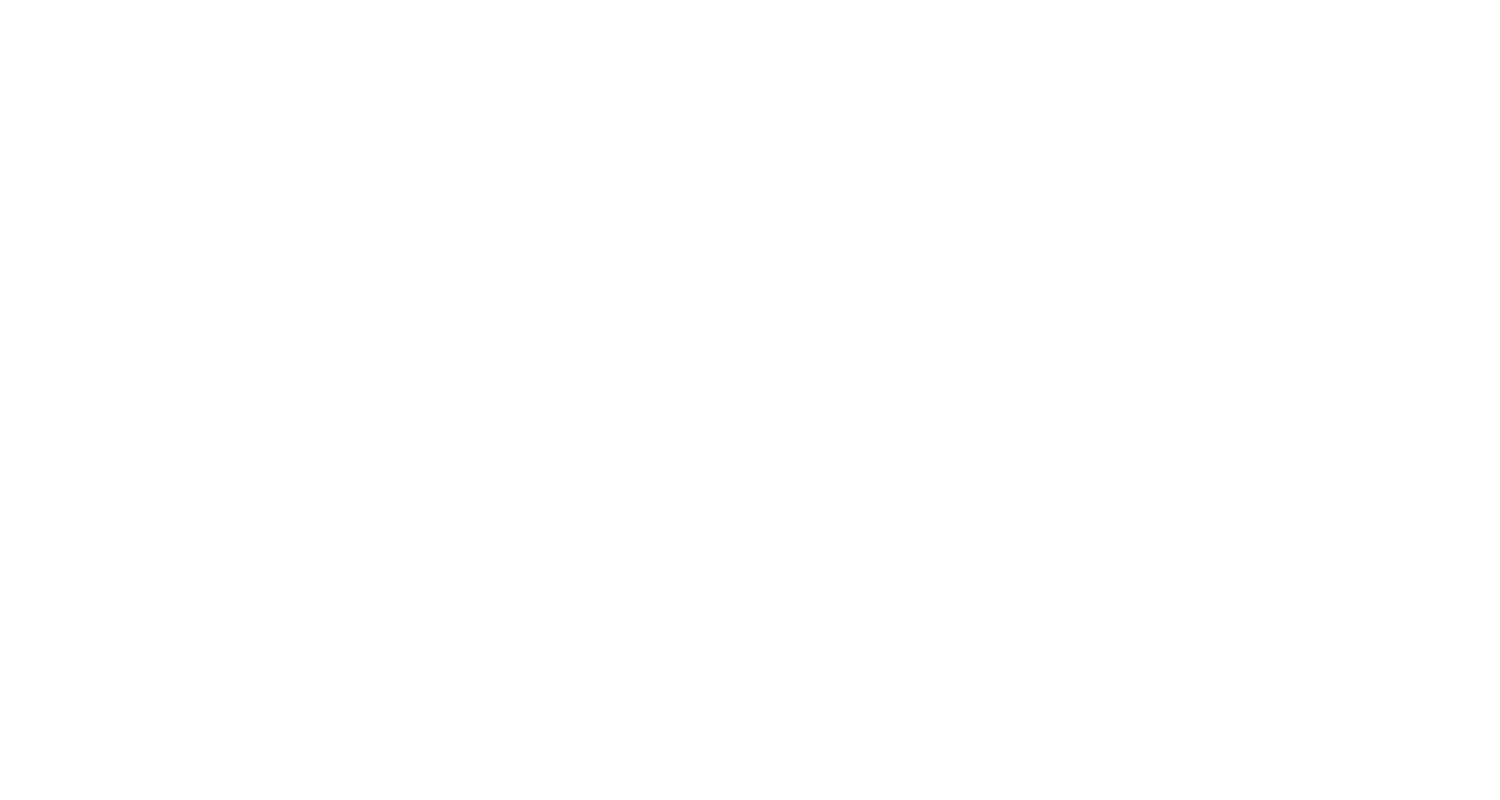
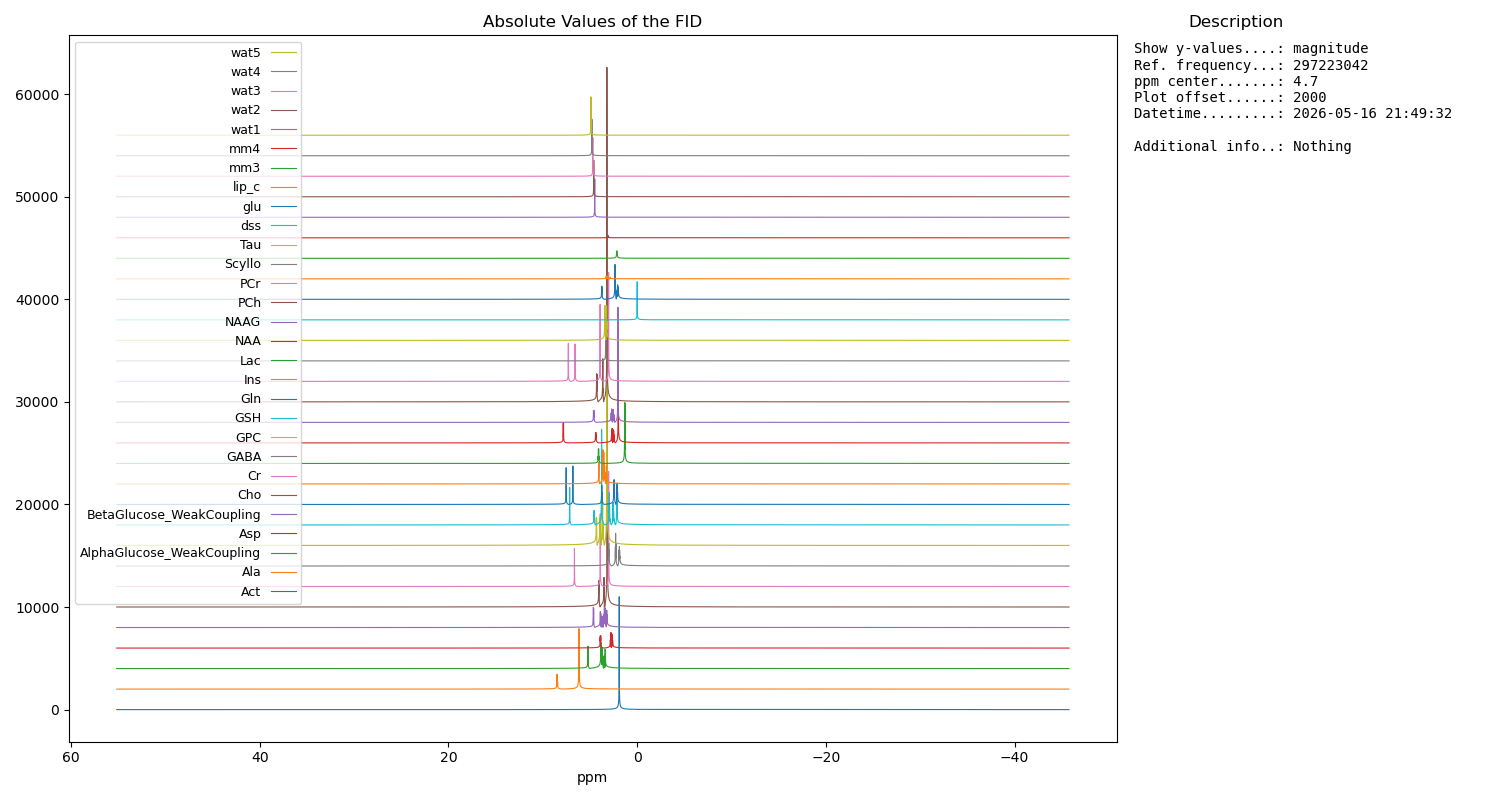
Unified diff of the notebook cell whose output changed from the first chart to the second:
--- before
+++ after
@@ -1,3 +1,2 @@
-loaded_fid = metabolites.loaded_fid
 #loaded_fid.plot(x_type="time", plot_offset=10)
-loaded_fid.plot(x_type="time", show_metabolites_ideal_position=False, plot_offset=10) # mark metabolites real position, or just real_position_ppm
+loaded_fid.plot(x_type="ppm", show_metabolites_ideal_position=False, plot_offset=2000) # mark metabolites real position, or just real_position_ppm

Commit: Completed new file.FID